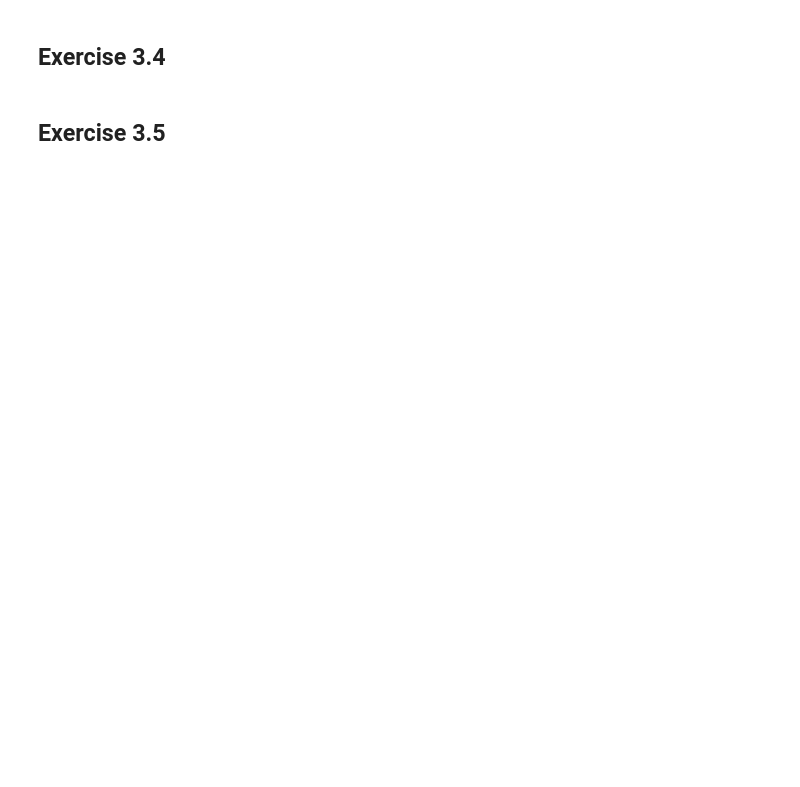
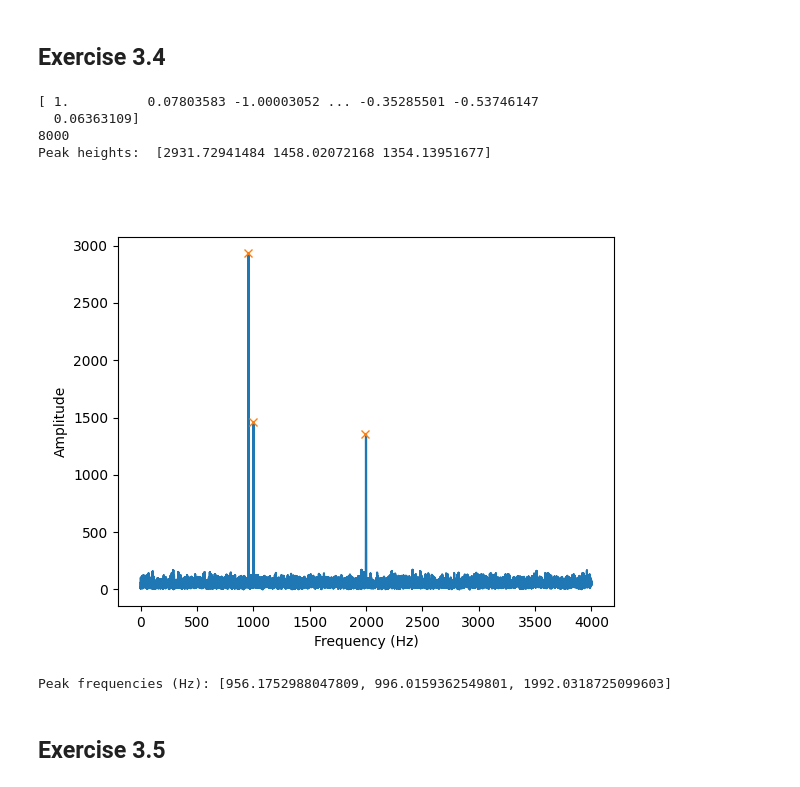
Before and after one commit to kasperikaivola/python-audio-processing, a Jupyter notebook: prerequisites/03_signalanalysis/3_exercise.ipynb, the cells around one changed output. Cells and saved outputs as stored; diff of their text form; code cells hidden in the pictures; blank space fills up the shorter version.

```diff
--- a/prerequisites/03_signalanalysis/3_exercise.ipynb
+++ b/prerequisites/03_signalanalysis/3_exercise.ipynb
@@ -106,5 +176,47 @@ def show_parts(x, name):
 # %% [markdown]
 ## Exercise 3.4
+# %%
+import soundfile as sf
+import sounddevice as sd
+from scipy.io import wavfile
+from scipy.fft import fft
+from scipy.signal import find_peaks
+
+# Load the file
+rate, data = wavfile.read('distorted.wav')
+#sd.play(data,rate)
+data2 = data / np.max(abs(data),axis=0)
+sd.play(data,rate)
+print(data2)
+print(rate)
+# Compute Fourier transform
+frequencies = np.fft.fftfreq(np.size(data2), 1/rate)
+fft_values = np.fft.fft(data2)
+
+# Find peaks
+peaks, peakprops = find_peaks(np.abs(fft_values[:len(fft_values)//2]), height=200)
+peaks2 = [x / 1.255 for x in peaks]
+#print(peaks2)
+print("Peak heights: ",peakprops["peak_heights"])
+#print(np.size(frequencies))
+
+# Plot the spectrum
+plt.figure()
+plt.plot(np.abs(frequencies), np.abs(fft_values))
+plt.plot(peaks2, np.abs(fft_values)[peaks], "x")
+plt.xlabel('Frequency (Hz)')
+plt.ylabel('Amplitude')
+plt.show()
+
+# Print peak frequencies
+print("Peak frequencies (Hz):", peaks2)
+# %% [output]
+[ 1.          0.07803583 -1.00003052 ... -0.35285501 -0.53746147
+  0.06363109]
+8000
+Peak heights:  [2931.72941484 1458.02072168 1354.13951677]
+[figure, added]
+Peak frequencies (Hz): [956.1752988047809, 996.0159362549801, 1992.0318725099603]
 # %% [markdown]
 ## Exercise 3.5
 # %%
```
Also changed, not shown: parts of 5 cells of this notebook.
